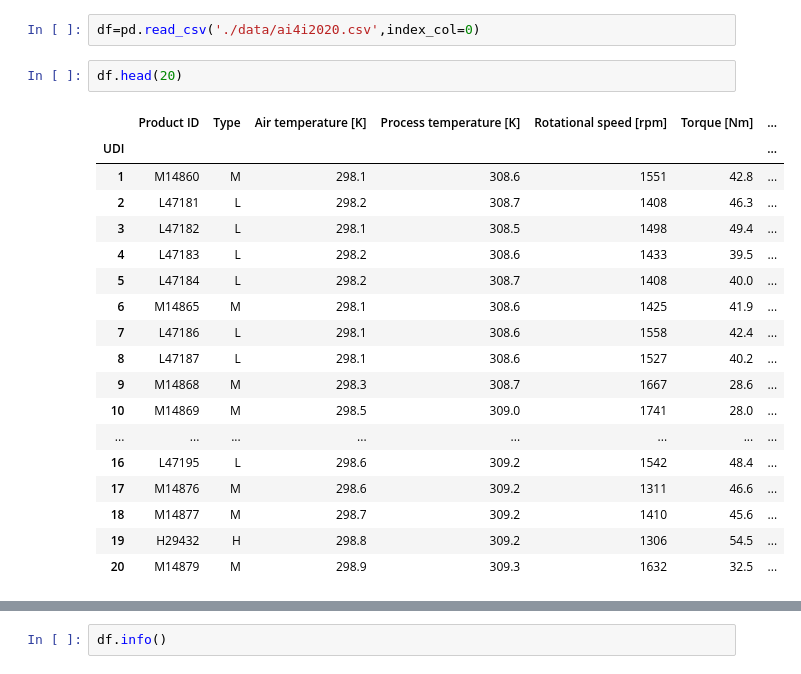
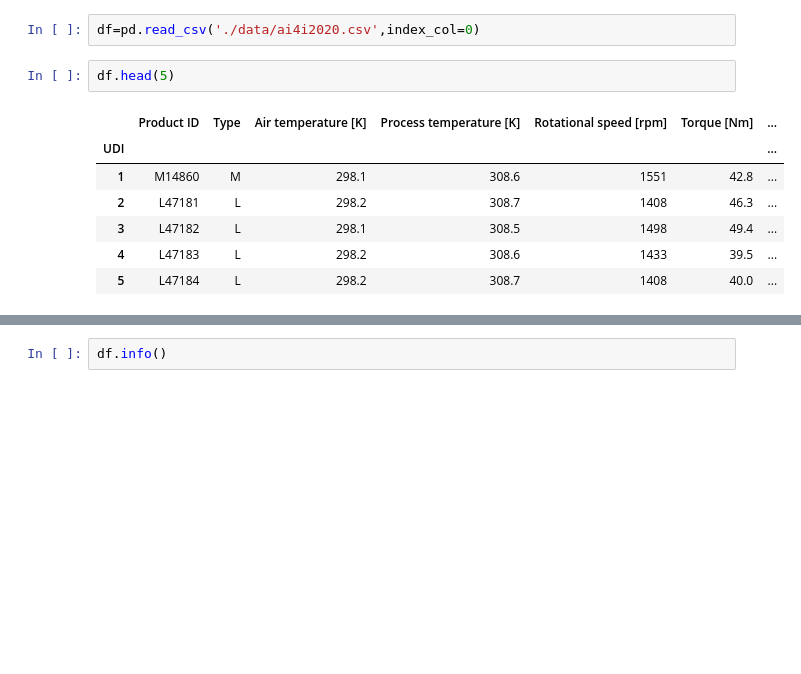
Before and after one commit to Danielgarpra/Milling_failure_prediction_ML, a Jupyter notebook: milling_projet.ipynb, the cells around one changed output, grey strips where cells are left out. Drawn from its saved outputs; the diff is of its cells as text; blank space fills up the shorter version.

```diff
--- a/milling_projet.ipynb
+++ b/milling_projet.ipynb
@@ -102,23 +123,12 @@ Datasets elegido: https://www.kaggle.com/datasets/stephanmatzka/predictive-maint
 # %%
 df=pd.read_csv('./data/ai4i2020.csv',index_col=0)
 # %%
-df.head(20)
+df.head(5)
 # %% [output]
 |  | Product ID | Type | Air temperature [K] | Process temperature [K] | Rotational speed [rpm] | Torque [Nm] | ... |
 | UDI |  |  |  |  |  |  | ... |
 | 1 | M14860 | M | 298.1 | 308.6 | 1551 | 42.8 | ... |
 | 2 | L47181 | L | 298.2 | 308.7 | 1408 | 46.3 | ... |
 | 3 | L47182 | L | 298.1 | 308.5 | 1498 | 49.4 | ... |
 | 4 | L47183 | L | 298.2 | 308.6 | 1433 | 39.5 | ... |
 | 5 | L47184 | L | 298.2 | 308.7 | 1408 | 40.0 | ... |
-| 6 | M14865 | M | 298.1 | 308.6 | 1425 | 41.9 | ... |
-| 7 | L47186 | L | 298.1 | 308.6 | 1558 | 42.4 | ... |
-| 8 | L47187 | L | 298.1 | 308.6 | 1527 | 40.2 | ... |
-| 9 | M14868 | M | 298.3 | 308.7 | 1667 | 28.6 | ... |
-| 10 | M14869 | M | 298.5 | 309.0 | 1741 | 28.0 | ... |
-| ... | ... | ... | ... | ... | ... | ... | ... |
-| 16 | L47195 | L | 298.6 | 309.2 | 1542 | 48.4 | ... |
-| 17 | M14876 | M | 298.6 | 309.2 | 1311 | 46.6 | ... |
-| 18 | M14877 | M | 298.7 | 309.2 | 1410 | 45.6 | ... |
-| 19 | H29432 | H | 298.8 | 309.2 | 1306 | 54.5 | ... |
-| 20 | M14879 | M | 298.9 | 309.3 | 1632 | 32.5 | ... |
```
Also changed, not shown: parts of 52 cells of this notebook, 2 other files.
